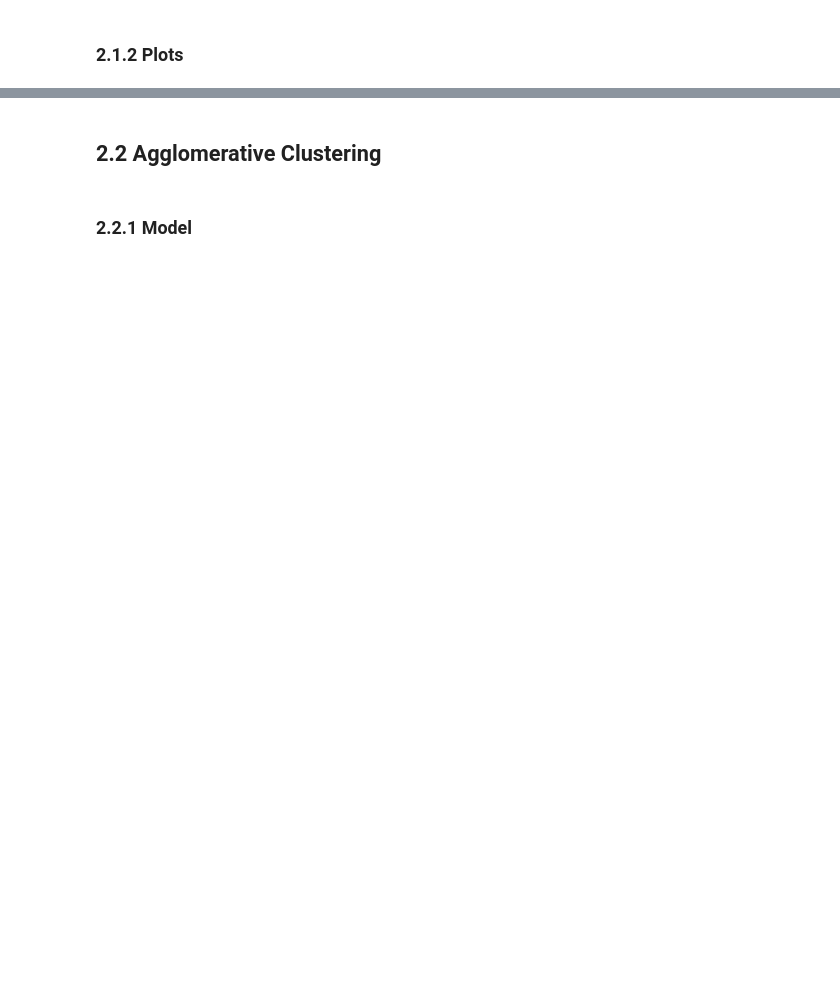
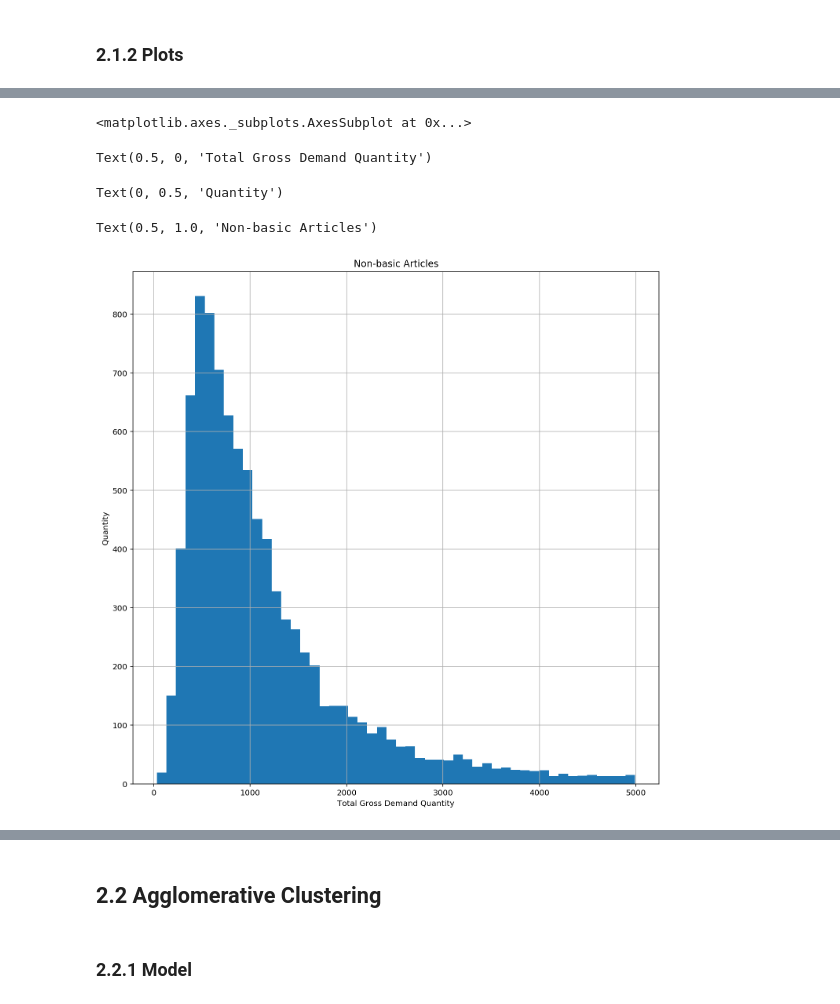
Before and after one commit to cwcomiskey/Misc, a Jupyter notebook: Bread_and_Butter.ipynb, the cells around one changed output, grey strips where cells are left out. Cells and saved outputs as stored; diff of their text form; code cells hidden in the pictures; blank space fills up the shorter version.

```diff
--- a/Bread_and_Butter.ipynb
+++ b/Bread_and_Butter.ipynb
@@ -208,3 +295,15 @@ dat[(dat['Kmeans'] == 0) & (dat['gross_demand_quantity']['sum'] < 1000)]['gross_
 # %%
 # Histogram: total gross_demand_quantity, non-basic items
-dat[(dat['Kmeans'] != 0) & (dat['gross_demand_quantity']['sum'] < 10000)]['gross_demand_quantity']['sum'].hist(bins = 50)
+dat[(dat['Kmeans'] != 0) & (dat['gross_demand_quantity']['sum'] < 5000)]['gross_demand_quantity']['sum'].hist(bins = 50)
+
+plt.xlabel('Total Gross Demand Quantity')
+plt.ylabel('Quantity')
+
+plt.rcParams["figure.figsize"] = [12,12]
+plt.title('Non-basic Articles')
+# %% [output]
+<matplotlib.axes._subplots.AxesSubplot at 0x...>
+Text(0.5, 0, 'Total Gross Demand Quantity')
+Text(0, 0.5, 'Quantity')
+Text(0.5, 1.0, 'Non-basic Articles')
+[figure, added]
```
Also changed, not shown: parts of 23 cells of this notebook, 1 other file.
